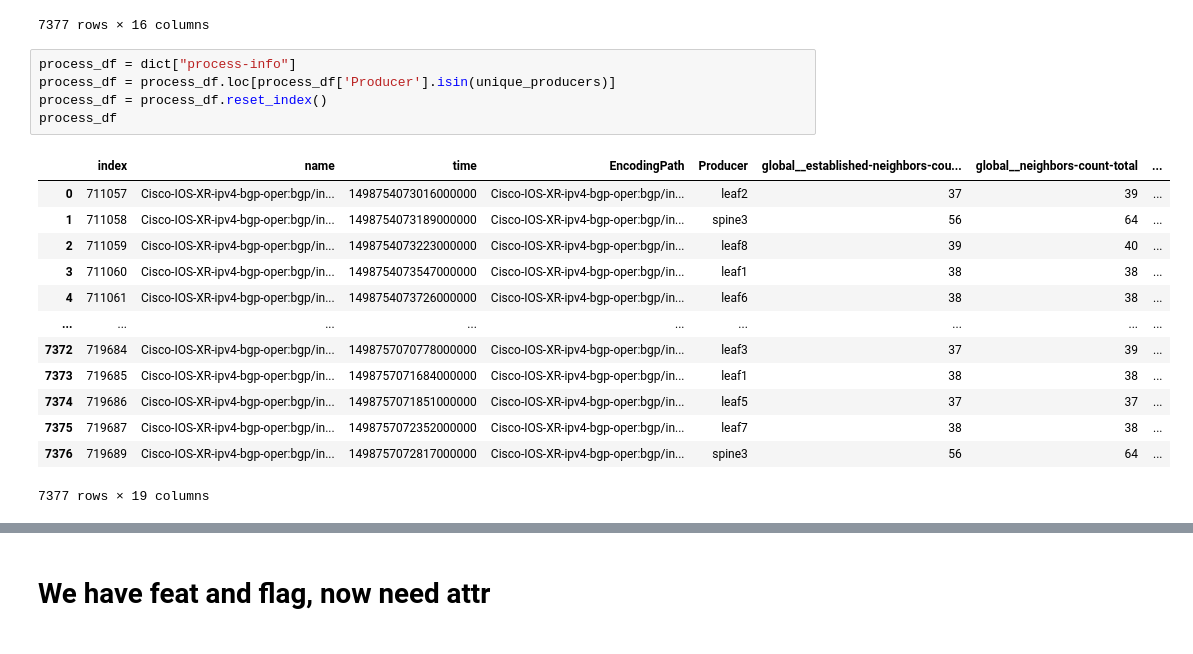
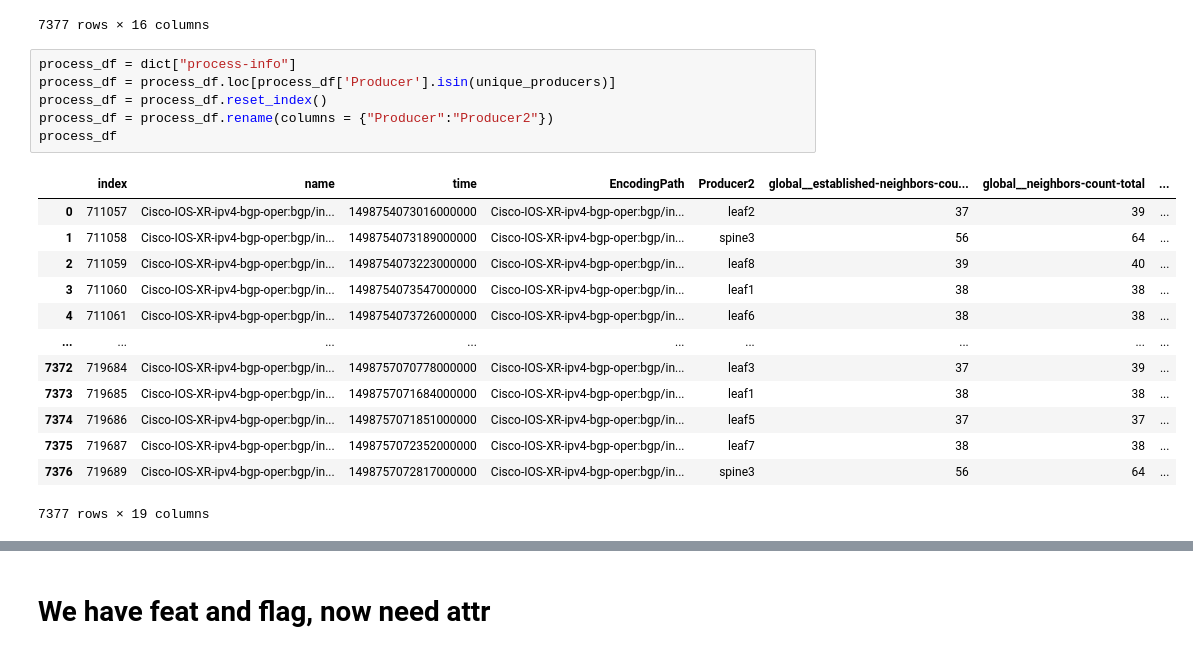
Before and after one commit to rashidkolaghassi/RedHat_Collab_Work, a Jupyter notebook: Cisco_to_NPZ.ipynb, the cells around one changed output, grey strips where cells are left out. Cells and saved outputs as stored; diff of their text form.

```diff
--- a/Cisco_to_NPZ.ipynb
+++ b/Cisco_to_NPZ.ipynb
@@ -114,10 +146,11 @@ info_df
 # %%
 process_df = dict["process-info"]
 process_df = process_df.loc[process_df['Producer'].isin(unique_producers)]
 process_df = process_df.reset_index()
+process_df = process_df.rename(columns = {"Producer":"Producer2"})
 process_df
 # %% [output]
-|  | index | name | time | EncodingPath | Producer | global__established-neighbors-cou... | global__neighbors-count-total | ... |
+|  | index | name | time | EncodingPath | Producer2 | global__established-neighbors-cou... | global__neighbors-count-total | ... |
 | 0 | 711057 | Cisco-IOS-XR-ipv4-bgp-oper:bgp/in... | 1498754073016000000 | Cisco-IOS-XR-ipv4-bgp-oper:bgp/in... | leaf2 | 37 | 39 | ... |
 | 1 | 711058 | Cisco-IOS-XR-ipv4-bgp-oper:bgp/in... | 1498754073189000000 | Cisco-IOS-XR-ipv4-bgp-oper:bgp/in... | spine3 | 56 | 64 | ... |
 | 2 | 711059 | Cisco-IOS-XR-ipv4-bgp-oper:bgp/in... | 1498754073223000000 | Cisco-IOS-XR-ipv4-bgp-oper:bgp/in... | leaf8 | 39 | 40 | ... |
```
Also changed, not shown: parts of 47 cells of this notebook.
